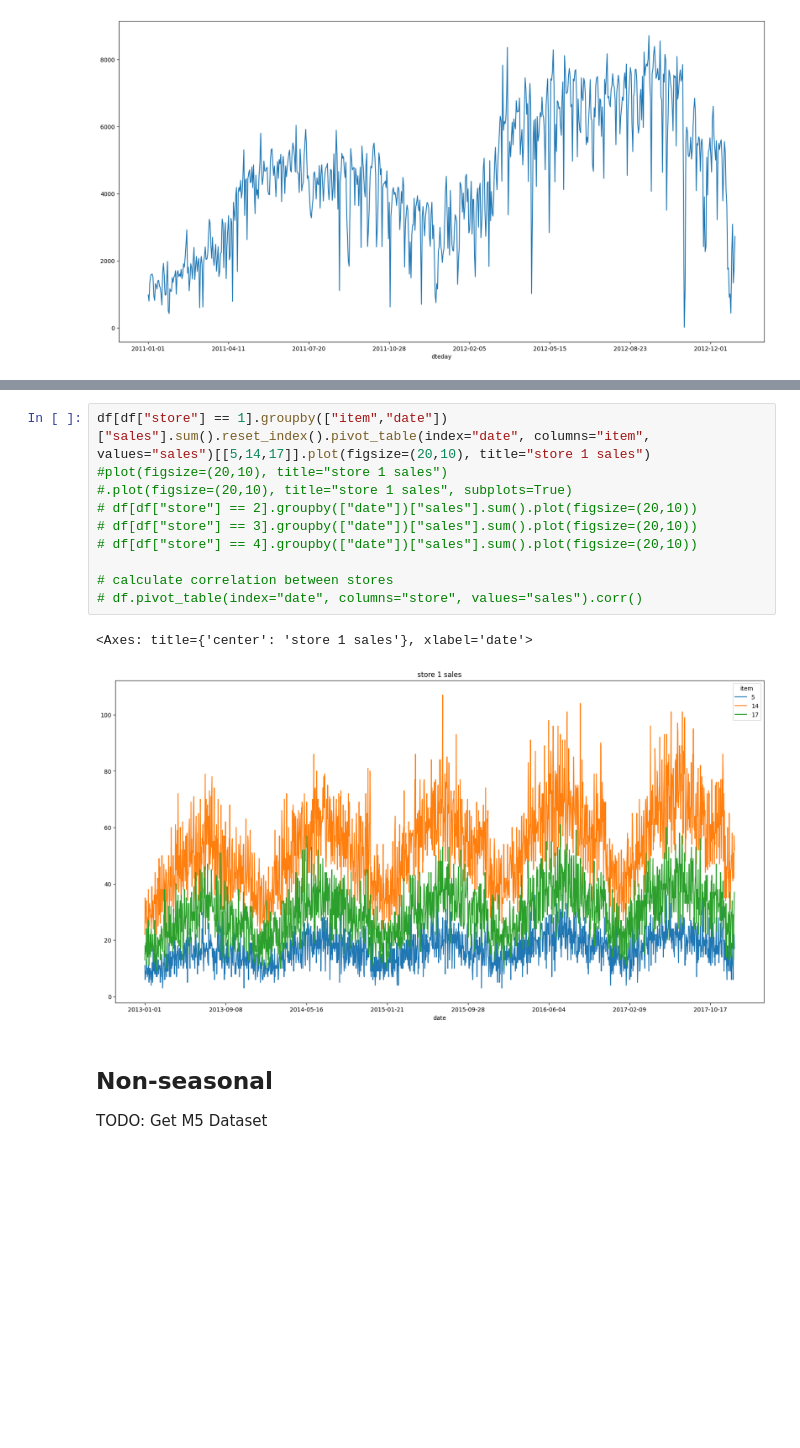
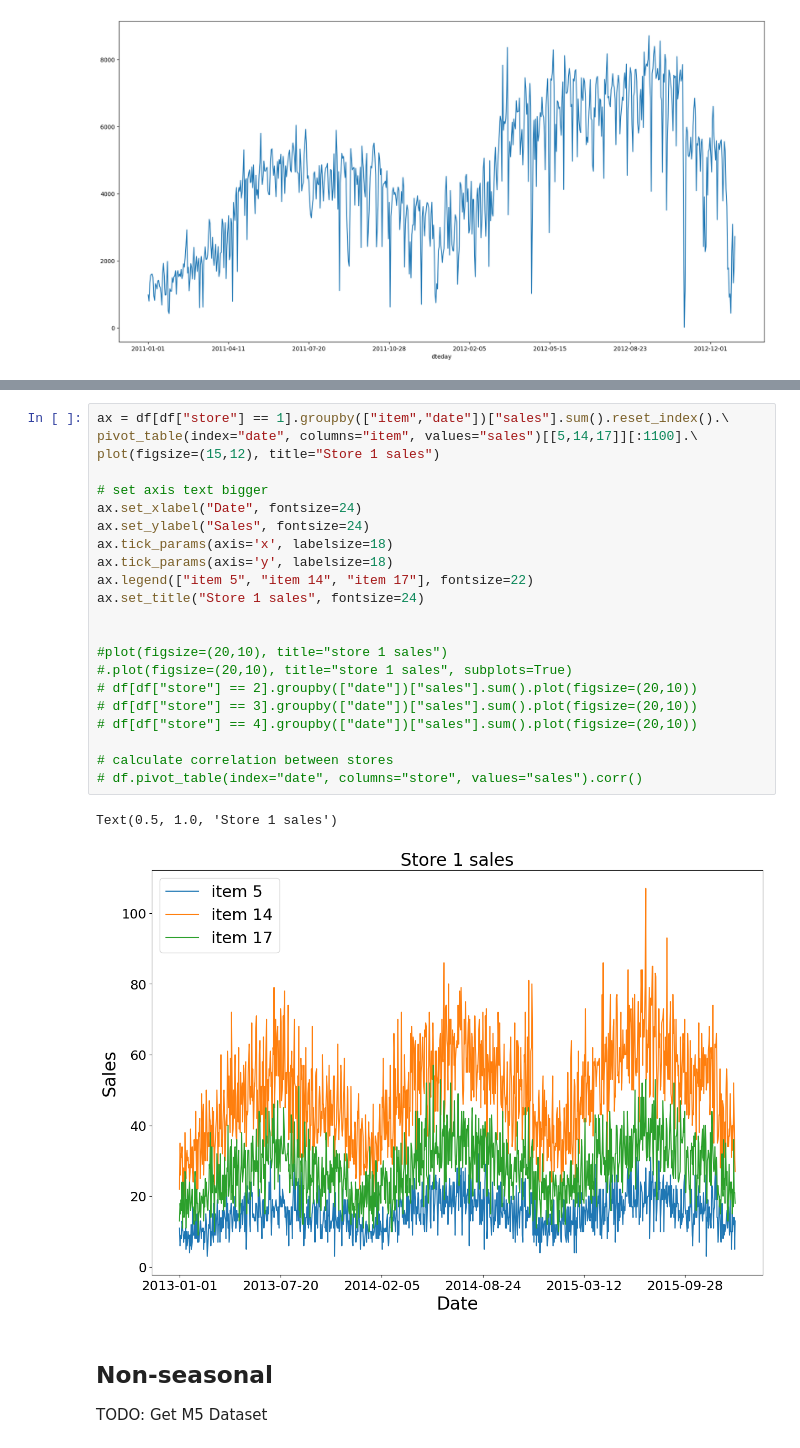
Before and after one commit to mkk-phd-work/feature_importance_challenges, a Jupyter notebook: sample_datasets.ipynb, the cells around one changed output, grey strips where cells are left out. Drawn from its saved outputs; the diff is of its cells as text; blank space fills up the shorter version.

```diff
--- a/sample_datasets.ipynb
+++ b/sample_datasets.ipynb
@@ -47,16 +47,28 @@ array([ 1,  2,  3,  4,  5,  6,  7,  8,  9, 10])
 # %%
-df[df["store"] == 1].groupby(["item","date"])["sales"].sum().reset_index().pivot_table(index="date", columns="item", values="sales")[[5,14,17]].plot(figsize=(20,10), title="store 1 sales")
+ax = df[df["store"] == 1].groupby(["item","date"])["sales"].sum().reset_index().\
+pivot_table(index="date", columns="item", values="sales")[[5,14,17]][:1100].\
+plot(figsize=(15,12), title="Store 1 sales")
+
+# set axis text bigger
+ax.set_xlabel("Date", fontsize=24)
+ax.set_ylabel("Sales", fontsize=24)
+ax.tick_params(axis='x', labelsize=18)
+ax.tick_params(axis='y', labelsize=18)
+ax.legend(["item 5", "item 14", "item 17"], fontsize=22)
+ax.set_title("Store 1 sales", fontsize=24)
+
+
 #plot(figsize=(20,10), title="store 1 sales")
 #.plot(figsize=(20,10), title="store 1 sales", subplots=True)
 # df[df["store"] == 2].groupby(["date"])["sales"].sum().plot(figsize=(20,10))
 # df[df["store"] == 3].groupby(["date"])["sales"].sum().plot(figsize=(20,10))
 # df[df["store"] == 4].groupby(["date"])["sales"].sum().plot(figsize=(20,10))
 
 # calculate correlation between stores
 # df.pivot_table(index="date", columns="store", values="sales").corr()
 # %% [output]
-<Axes: title={'center': 'store 1 sales'}, xlabel='date'>
+Text(0.5, 1.0, 'Store 1 sales')
-[figure, old version]
+[figure, new version]
 # %% [markdown]
 ## Non-seasonal
 
```
Also changed, not shown: parts of 1 cell of this notebook, 8 other files.
